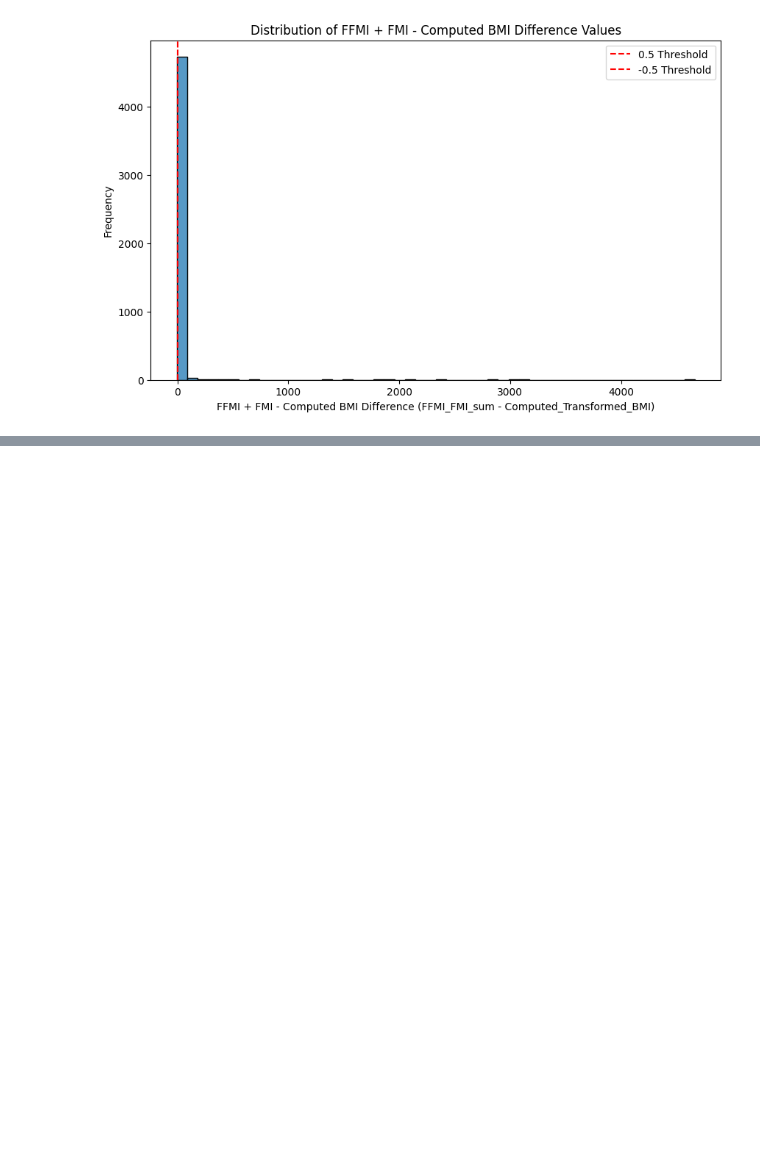
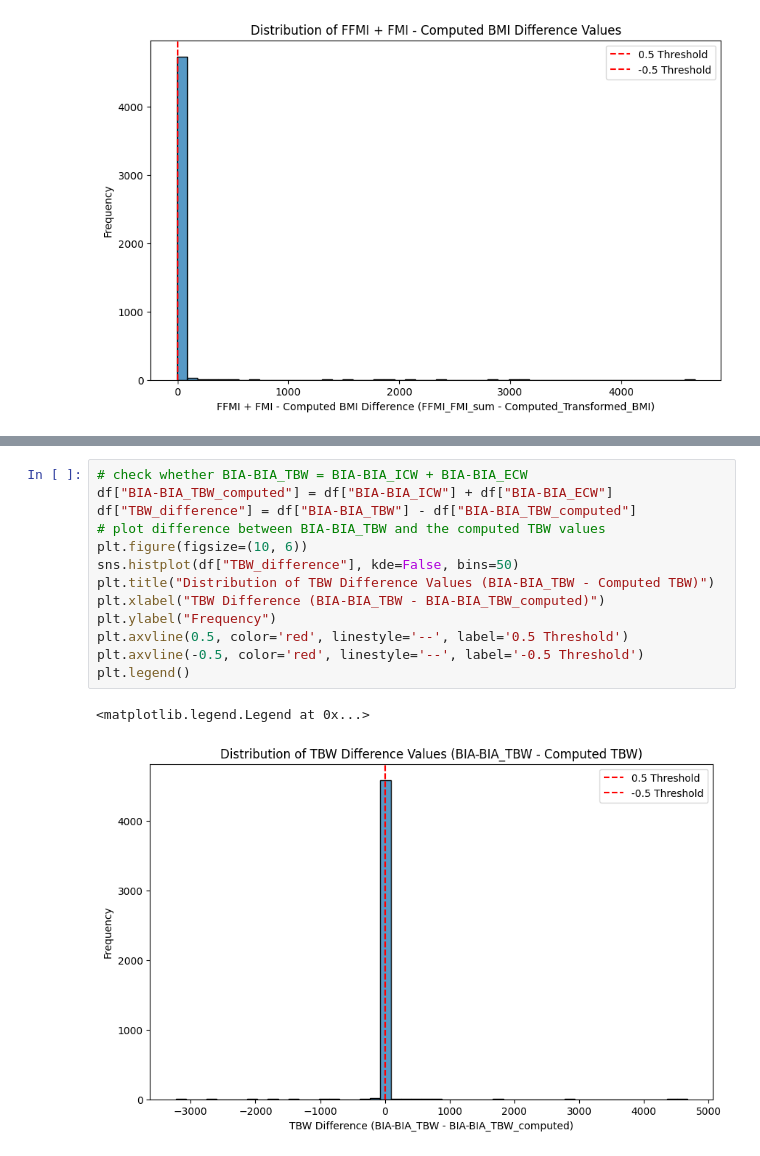
Before and after one commit to lorenzobuccolini03/Data-Mining---Advanced-Topics, a Jupyter notebook: Data_Understanding/DU_feature_description_statistics.ipynb, the cells around one changed output, grey strips where cells are left out. Drawn from its saved outputs; the diff is of its cells as text; blank space fills up the shorter version.

```diff
--- a/Data_Understanding/DU_feature_description_statistics.ipynb
+++ b/Data_Understanding/DU_feature_description_statistics.ipynb
@@ -766,0 +784,16 @@ df[df["FGC-FGC_GSND"]>1].sort_values(by="FGC-FGC_GSND", ascending=True).head(10)
+# %%
+# check whether BIA-BIA_TBW = BIA-BIA_ICW + BIA-BIA_ECW
+df["BIA-BIA_TBW_computed"] = df["BIA-BIA_ICW"] + df["BIA-BIA_ECW"]
+df["TBW_difference"] = df["BIA-BIA_TBW"] - df["BIA-BIA_TBW_computed"]
+# plot difference between BIA-BIA_TBW and the computed TBW values
+plt.figure(figsize=(10, 6))
+sns.histplot(df["TBW_difference"], kde=False, bins=50)
+plt.title("Distribution of TBW Difference Values (BIA-BIA_TBW - Computed TBW)")
+plt.xlabel("TBW Difference (BIA-BIA_TBW - BIA-BIA_TBW_computed)")
+plt.ylabel("Frequency")
+plt.axvline(0.5, color='red', linestyle='--', label='0.5 Threshold')
+plt.axvline(-0.5, color='red', linestyle='--', label='-0.5 Threshold')
+plt.legend()
+# %% [output]
+<matplotlib.legend.Legend at 0x...>
+[figure, added]
```
Also changed, not shown: parts of 9 cells of this notebook.
